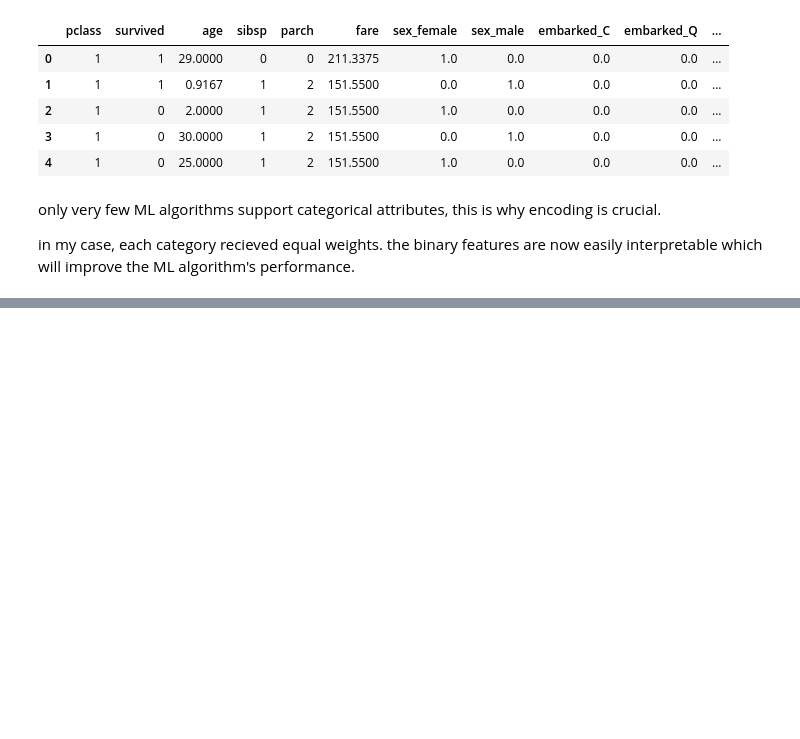
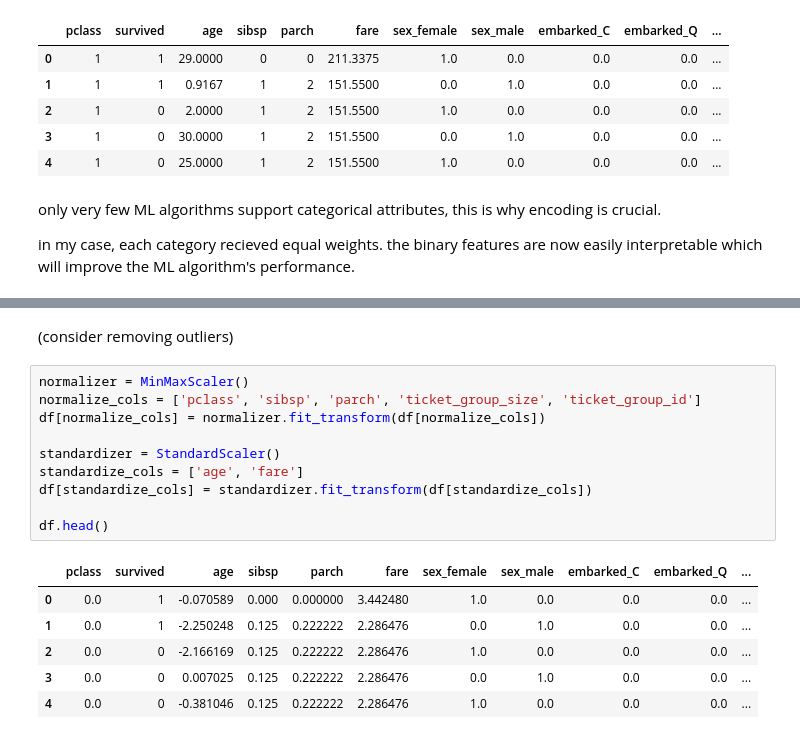
Before and after one commit to leaabj/ML-fundamentals-2025, a Jupyter notebook: assignment_1_lea_aboujaoude[_aboujaoude].ipynb, the cells around one changed output, grey strips where cells are left out. Drawn from its saved outputs; the diff is of its cells as text; blank space fills up the shorter version.

```diff
--- a/assignment_1_lea_aboujaoude[_aboujaoude].ipynb
+++ b/assignment_1_lea_aboujaoude[_aboujaoude].ipynb
@@ -308,0 +335,19 @@ in my case, each category recieved equal weights. the binary features are now ea
+# %% [markdown]
+(consider removing outliers)
+# %%
+normalizer = MinMaxScaler()
+normalize_cols = ['pclass', 'sibsp', 'parch', 'ticket_group_size', 'ticket_group_id']
+df[normalize_cols] = normalizer.fit_transform(df[normalize_cols])
+
+standardizer = StandardScaler()
+standardize_cols = ['age', 'fare']
+df[standardize_cols] = standardizer.fit_transform(df[standardize_cols])
+
+df.head()
+# %% [output]
+|  | pclass | survived | age | sibsp | parch | fare | sex_female | sex_male | embarked_C | embarked_Q | ... |
+| 0 | 0.0 | 1 | -0.070589 | 0.000 | 0.000000 | 3.442480 | 1.0 | 0.0 | 0.0 | 0.0 | ... |
+| 1 | 0.0 | 1 | -2.250248 | 0.125 | 0.222222 | 2.286476 | 0.0 | 1.0 | 0.0 | 0.0 | ... |
+| 2 | 0.0 | 0 | -2.166169 | 0.125 | 0.222222 | 2.286476 | 1.0 | 0.0 | 0.0 | 0.0 | ... |
+| 3 | 0.0 | 0 | 0.007025 | 0.125 | 0.222222 | 2.286476 | 0.0 | 1.0 | 0.0 | 0.0 | ... |
+| 4 | 0.0 | 0 | -0.381046 | 0.125 | 0.222222 | 2.286476 | 1.0 | 0.0 | 0.0 | 0.0 | ... |
```
Also changed, not shown: parts of 5 cells of this notebook.
